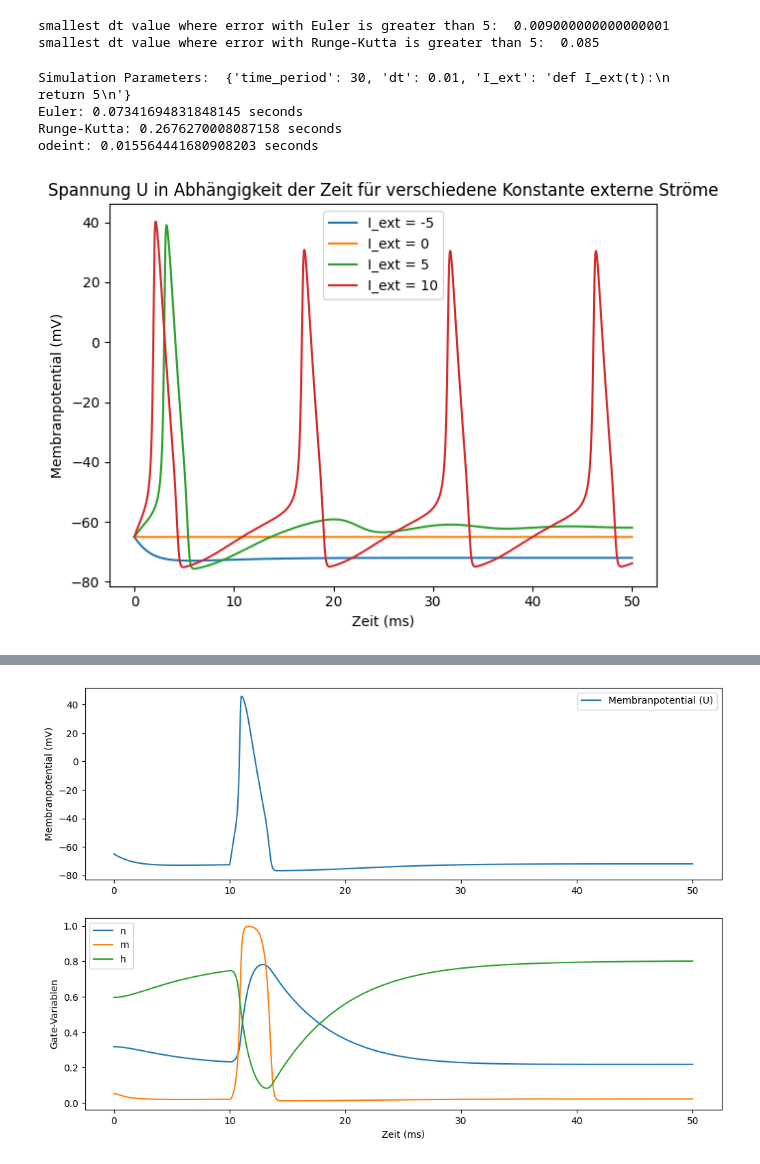
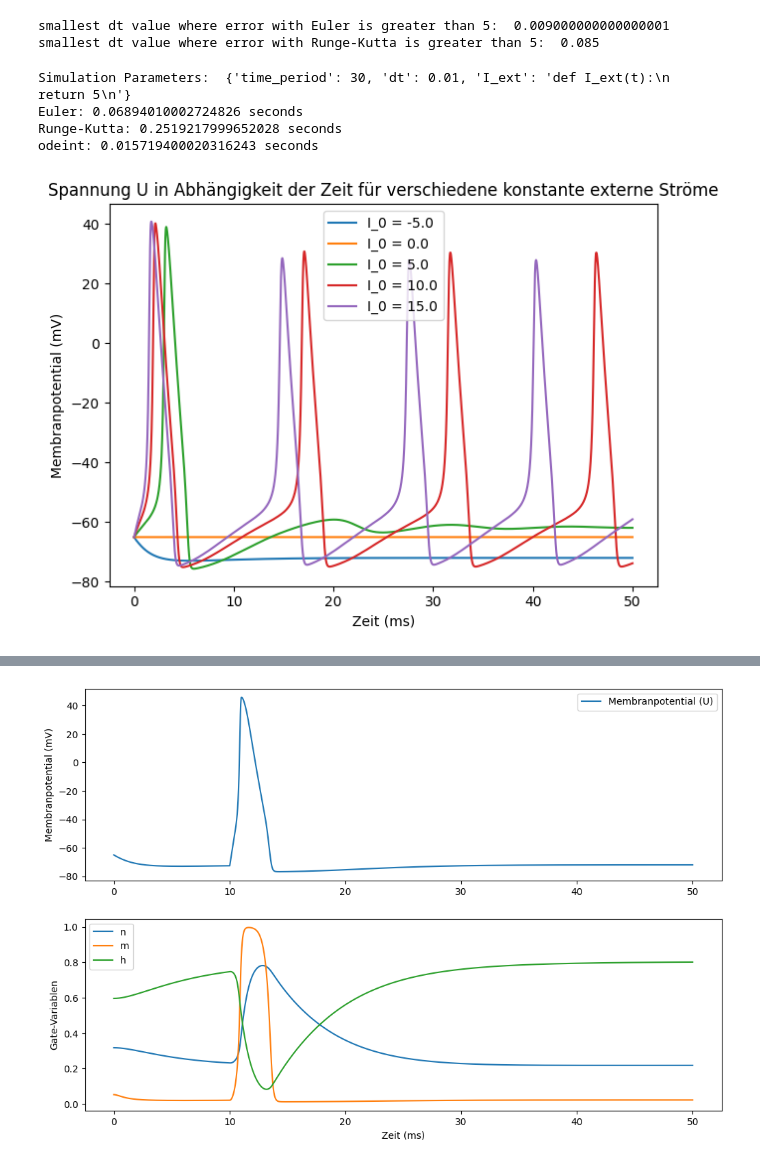
Before and after one commit to PhiIantrop/Neuronensimulation, a Jupyter notebook: Aufgabe_2.ipynb, the cells around one changed output, grey strips where cells are left out. Cells and saved outputs as stored; diff of their text form; code cells hidden in the pictures.

Commit message:
use perf_counter instead of time.time

```diff
--- a/Aufgabe_2.ipynb
+++ b/Aufgabe_2.ipynb
@@ -290,9 +289,9 @@ import time
 import inspect
 
 def time_func(func, *args):
-    start = time.time()
+    start = time.perf_counter()
     func(*args)
-    end = time.time()
+    end = time.perf_counter ()
     return end - start
 
 
@@ -308,23 +307,23 @@ print(f"Runge-Kutta: {time_rk} seconds")
 print(f"odeint: {time_odeint} seconds")
 # %% [output]
 Simulation Parameters:  {'time_period': 30, 'dt': 0.01, 'I_ext': 'def I_ext(t):\n    return 5\n'}
-Euler: 0.07341694831848145 seconds
-Runge-Kutta: 0.2676270008087158 seconds
-odeint: 0.015564441680908203 seconds
+Euler: 0.06894010002724826 seconds
+Runge-Kutta: 0.2519217999652028 seconds
+odeint: 0.015719400020316243 seconds
 # %%
 # Visualising U for different constant external currents
 
-I_0 = np.arange(-5, 15, 5)
+I_0_list = np.arange(-5, 15.1, 5)
 
-for I_0 in I_0:
+for I_0 in I_0_list:
     t, U, _, _, _ = HHSimulationClassicalRungeKutta(hh_model, time=50, dt=0.01, I_ext= lambda t: I_0).run()
-    plt.plot(t, U, label=f"I_ext = {I_0}")
+    plt.plot(t, U, label=f"I_0 = {I_0}")
 
-plt.title("Spannung U in Abhängigkeit der Zeit für verschiedene Konstante externe Ströme")
+plt.title("Spannung U in Abhängigkeit der Zeit für verschiedene konstante externe Ströme")
 plt.ylabel('Membranpotential (mV)')
 plt.xlabel('Zeit (ms)')
 plt.legend()
 plt.tight_layout()
 plt.show()
 # %% [output]
-[figure, old version]
+[figure, new version]
```
Also changed, not shown: parts of 4 cells of this notebook.
